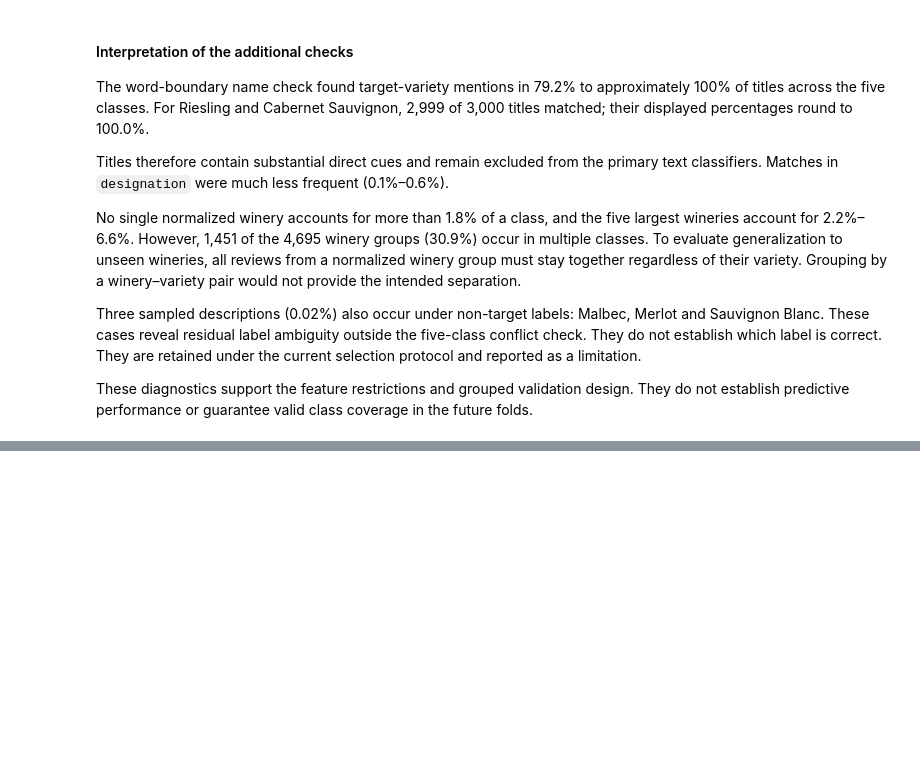
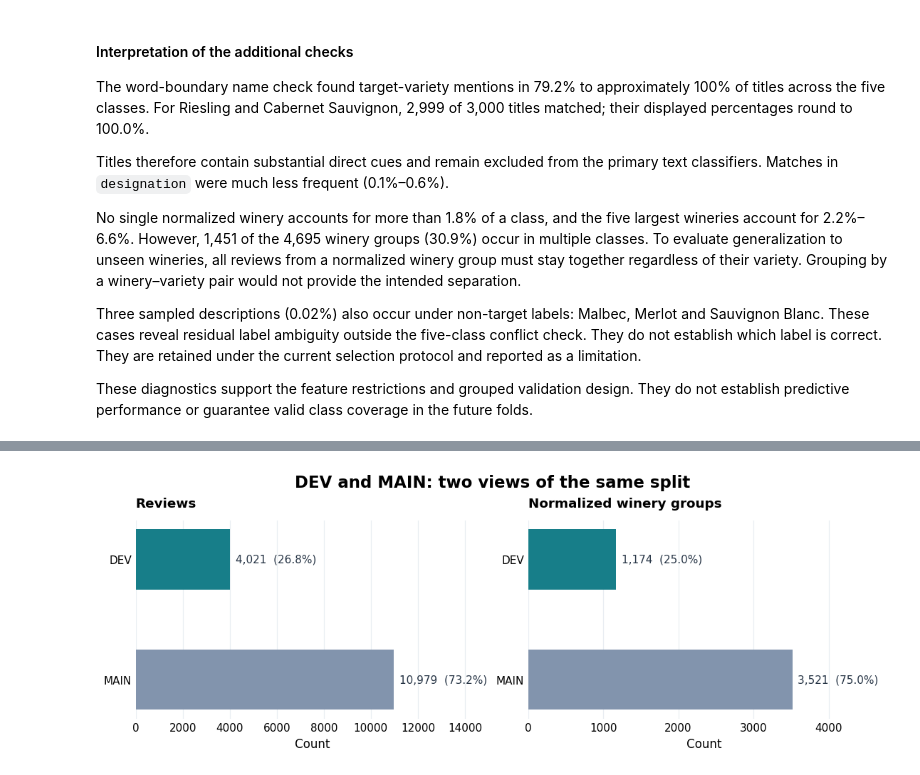
Before and after one commit to abrukhanska/dry-run, a Jupyter notebook: dry_run.ipynb, the cells around one changed output, grey strips where cells are left out. Drawn from its saved outputs; the diff is of its cells as text; code cells hidden in the pictures; blank space fills up the shorter version.

```diff
--- a/dry_run.ipynb
+++ b/dry_run.ipynb
@@ -2596,0 +2826,16 @@ or guarantee valid class coverage in the future folds.
+# %%
+# Section 5.2 — Rules for an acceptable split (written down before splitting)
+
+SPLIT_SEED_CANDIDATES = [SEED + i for i in range(10)]   # tried in this order; the first acceptable one wins
+DEV_SHARE_RANGE = (0.20, 0.30)          # share of all reviews that goes to DEV
+CLASS_SHARE_RANGE = (0.15, 0.25)        # share of each grape inside DEV and inside MAIN
+MIN_WINERIES_PER_CLASS = 5 * N_SPLITS   # different wineries per grape, in DEV and in MAIN
+
+# Rules for every single fold (used in 5.5)
+FOLD_CLASS_SHARE_RANGE = (0.10, 0.30)   # share of each grape in every test fold
+MIN_TEST_WINERIES_PER_CLASS = 5         # different wineries per grape in every test fold
+
+print("Split seeds we may try:", SPLIT_SEED_CANDIDATES)
+print("DEV share of reviews:", DEV_SHARE_RANGE)
+print("Share of each grape in DEV and in MAIN:", CLASS_SHARE_RANGE)
+print("Wineries per grape in DEV and in MAIN, at least:", MIN_WINERIES_PER_CLASS)
@@ -2596,0 +2986,76 @@ or guarantee valid class coverage in the future folds.
+# %%
+# Section 5.4a — Size of the two data partitions
+
+partition_names = ["DEV", "MAIN"]
+partition_colors = ["#177E89", "#8294AD"]
+
+review_counts = [len(dev), len(main)]
+winery_counts = [
+    dev["winery_group"].nunique(),
+    main["winery_group"].nunique(),
+]
+
+panels = [
+    ("Reviews", review_counts, len(full)),
+    (
+        "Normalized winery groups",
+        winery_counts,
+        full["winery_group"].nunique(),
+    ),
+]
+
+fig, axes = plt.subplots(
+    1, 2,
+    figsize=(10, 3.6),
+    layout="constrained",
+    facecolor="white",
+)
+
+for ax, (title, counts, total) in zip(axes, panels):
+    bars = ax.barh(
+        partition_names,
+        counts,
+        color=partition_colors,
+        height=0.5,
+        zorder=3,
+    )
+
+    for bar, count in zip(bars, counts):
+        ax.text(
+            count + total * 0.015,
+            bar.get_y() + bar.get_height() / 2,
+            f"{count:,}  ({100 * count / total:.1f}%)",
+            va="center",
+            fontsize=10,
+            color="#263445",
+        )
+
+    ax.invert_yaxis()
+    ax.set_xlim(0, total)
+    ax.set_xlabel("Count")
+    ax.set_title(title, loc="left", fontweight="bold", pad=12)
+    ax.set_axisbelow(True)
+    ax.grid(axis="x", color="#E9EDF2", linewidth=0.8)
+    ax.tick_params(axis="both", length=0)
+
+    for spine in ax.spines.values():
+        spine.set_visible(False)
+
+fig.suptitle(
+    "DEV and MAIN: two views of the same split",
+    fontsize=15,
+    fontweight="bold",
+)
+
+FIGURES_DIR.mkdir(parents=True, exist_ok=True)
+
+fig.savefig(
+    FIGURES_DIR / "f2c_dev_main_composition.png",
+    dpi=200,
+    bbox_inches="tight",
+    facecolor="white",
+)
+
+plt.show()
+# %% [output]
+[figure, added]
```
Also changed, not shown: parts of 50 cells of this notebook, 13 other files.
